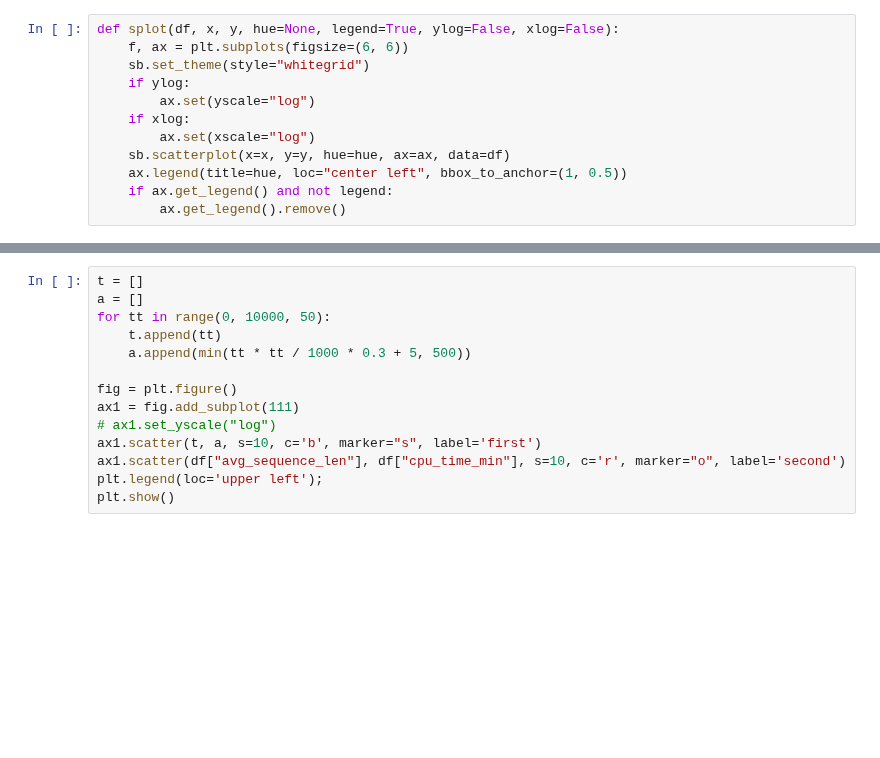
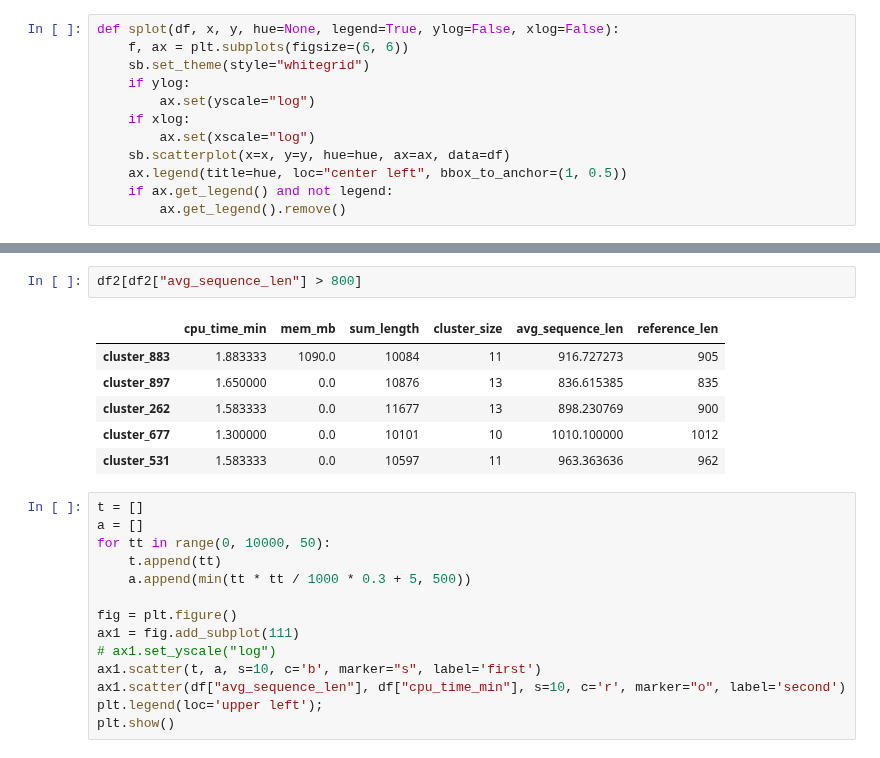
Before and after one commit to algbio/alignment-safety, a Jupyter notebook: pipeline/analysis/benchmark.ipynb, the cells around one changed output, grey strips where cells are left out. Drawn from its saved outputs; the diff is of its cells as text; blank space fills up the shorter version.

```diff
--- a/pipeline/analysis/benchmark.ipynb
+++ b/pipeline/analysis/benchmark.ipynb
@@ -79,3 +81,12 @@ splot(df, "avg_sequence_len", "mem_mb", hue="cluster_size")
+# %%
+df2[df2["avg_sequence_len"] > 800]
+# %% [output]
+|  | cpu_time_min | mem_mb | sum_length | cluster_size | avg_sequence_len | reference_len |
+| cluster_883 | 1.883333 | 1090.0 | 10084 | 11 | 916.727273 | 905 |
+| cluster_897 | 1.650000 | 0.0 | 10876 | 13 | 836.615385 | 835 |
+| cluster_262 | 1.583333 | 0.0 | 11677 | 13 | 898.230769 | 900 |
+| cluster_677 | 1.300000 | 0.0 | 10101 | 10 | 1010.100000 | 1012 |
+| cluster_531 | 1.583333 | 0.0 | 10597 | 11 | 963.363636 | 962 |
 # %%
 t = []
 a = []
```
Also changed, not shown: parts of 2 cells of this notebook, 2 other files.
